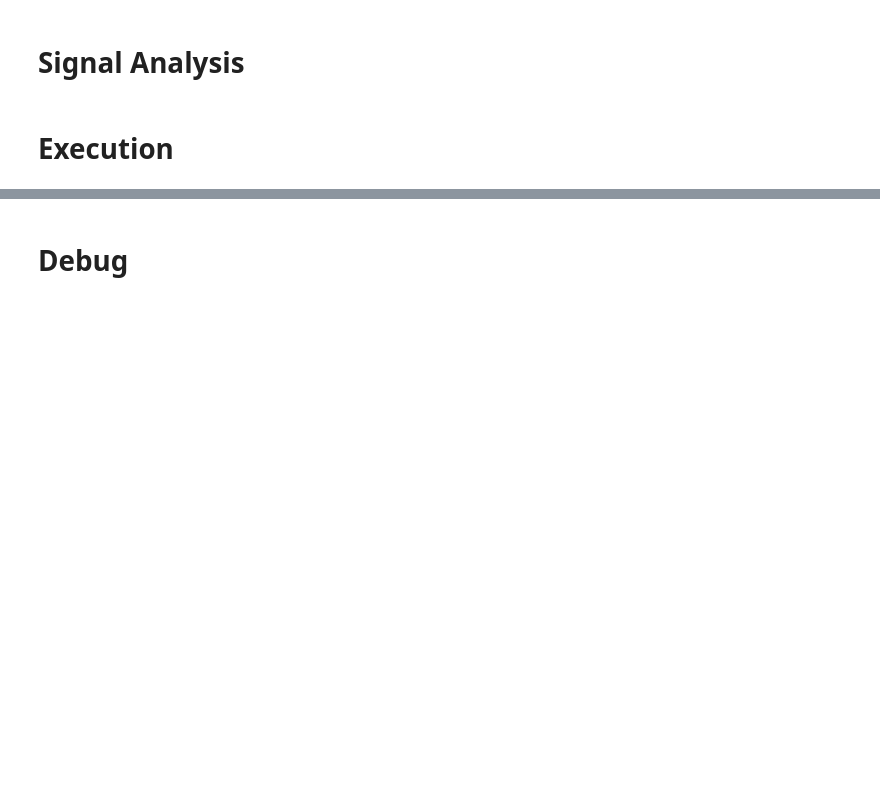
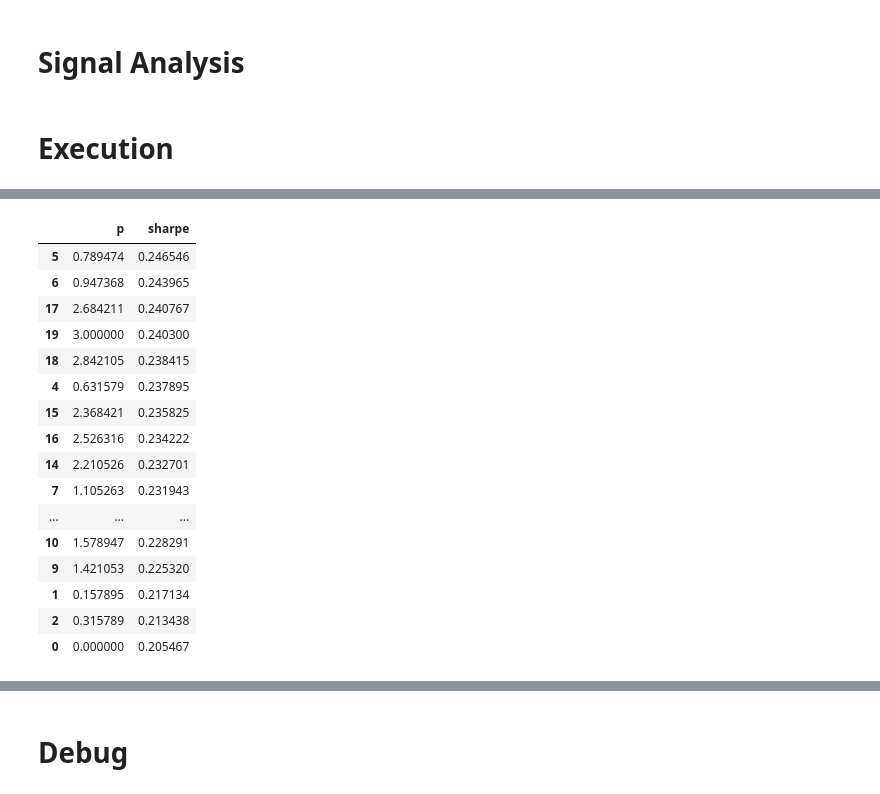
Before and after one commit to calebyung/JPX-Tokyo-Stock-Exchange-Prediction, a Jupyter notebook: jpx-model-lgbm-clf2.ipynb, the cells around one changed output, grey strips where cells are left out. Saved outputs shown, nothing was run; the diff lists cells and outputs as text; code cells hidden in the pictures; blank space fills up the shorter version.

```diff
--- a/jpx-model-lgbm-clf2.ipynb
+++ b/jpx-model-lgbm-clf2.ipynb
@@ -859,0 +843,62 @@ df_pred_val.to_feather('df_pred_val')
+# %%
+# signal demean
+ret = pd.concat([pd.read_csv(f'{JPX_PATH}/train_files/stock_prices.csv'),
+                 pd.read_csv(f'{JPX_PATH}/supplemental_files/stock_prices.csv')]) \
+    .sort_values(['Date','SecuritiesCode']) \
+    .assign(ret = lambda x: x.groupby('SecuritiesCode').Close.pct_change()) \
+    .loc[:, ['Date','SecuritiesCode','ret']] \
+    .dropna() \
+    .reset_index(drop=True)
+
+def get_stock_clust(ret, date, n_day, stock_list):
+    # raw correlation table
+    corr = ret.loc[lambda x: pd.to_datetime(x.Date)<=date].pivot(index='Date', columns='SecuritiesCode', values='ret').tail(n_day).corr()
+    corr = corr.reindex(index=stock_list, columns=stock_list)
+    cols = [c for c in corr if corr[c].notnull().sum()==0]
+    corr = corr.drop(cols, axis=0).drop(cols, axis=1)
+    stocks = corr.columns.tolist()
+
+    # clustering
+    pdist = spc.distance.pdist(corr.values)
+    linkage = spc.linkage(pdist, method='complete')
+    idx = spc.fcluster(linkage, 0.5 * pdist.max(), 'distance')
+    stock_corr_clust = pd.DataFrame({'SecuritiesCode':stocks, 'clust':idx}).assign(Date=date).sort_values('clust').reset_index(drop=True)
+#     clust_map = stock_corr_clust.assign(val=1).pivot('stocks','clust','val').fillna(0).astype(int)
+    return stock_corr_clust
+
+if CLUSTER_DEMEAN:
+    df_clust = []
+    for date in df_pred_val.Date.unique():
+        stock_list = df_pred_val.loc[lambda x: x.Date==date].SecuritiesCode.tolist()
+        df_clust.append(get_stock_clust(ret, date, CLUST_N_DAY, stock_list))
+    df_clust = pd.concat(df_clust)
+    df_pred_val = df_pred_val.merge(df_clust, how='inner', on=['Date','SecuritiesCode'])
+    clust_mean = df_pred_val.groupby(['Date','clust']).pred_model.mean().reset_index().rename(columns={'pred_model':'pred_model_mean'})
+    df_pred_val = df_pred_val.merge(clust_mean, how='inner', on=['Date','clust'])
+    df_pred_val['pred_model_demean'] = df_pred_val.pred_model - df_pred_val.pred_model_mean
+    df_pred_val['Rank'] = df_pred_val.groupby('Date').pred_model_demean.rank(method='first', ascending=False).astype(int) - 1
+    log(f'Sharpe after demean: {calc_spread_return_sharpe(df_pred_val)}')
+
+# volatility penalty
+if VOL_PENALTY:
+    std = ret.pivot(index='Date', columns='SecuritiesCode', values='ret') \
+        .rolling(VOL_N_DAY).std() \
+        .stack().reset_index() \
+        .dropna() \
+        .rename(columns={0:'std'}) \
+        .assign(Date = lambda x: pd.to_datetime(x.Date))
+    df_pred_val = df_pred_val.merge(std, how='inner', on=['Date','SecuritiesCode'])
+
+    p_result = []
+    for p in np.linspace(0,3,20):
+        df_pred_val['pred_model_vol_penalty'] = df_pred_val.pred_model_demean / df_pred_val['std'].pow(p)
+        df_pred_val['Rank'] = df_pred_val.groupby('Date').pred_model_vol_penalty.rank(method='first', ascending=False).astype(int) - 1
+        p_result.append((p, calc_spread_return_sharpe(df_pred_val)))
+    p_result = pd.DataFrame(p_result, columns=['p','sharpe']).sort_values('sharpe', ascending=False)
+    display(p_result)
+    # identify best power and apply
+    best_p = p_result.sort_values('sharpe', ascending=False).p.iloc[0]
+    df_pred_val.pred_model_vol_penalty = df_pred_val.pred_model_demean / df_pred_val['std'].pow(best_p)
+    df_pred_val['Rank'] = df_pred_val.groupby('Date').pred_model_vol_penalty.rank(method='first', ascending=False).astype(int) - 1
+    log(f'Sharpe after volatility penalty: {calc_spread_return_sharpe(df_pred_val)}')
+# %% [output]
@@ -859,0 +906,17 @@ df_pred_val.to_feather('df_pred_val')
+|  | p | sharpe |
+| 5 | 0.789474 | 0.246546 |
+| 6 | 0.947368 | 0.243965 |
+| 17 | 2.684211 | 0.240767 |
+| 19 | 3.000000 | 0.240300 |
+| 18 | 2.842105 | 0.238415 |
+| 4 | 0.631579 | 0.237895 |
+| 15 | 2.368421 | 0.235825 |
+| 16 | 2.526316 | 0.234222 |
+| 14 | 2.210526 | 0.232701 |
+| 7 | 1.105263 | 0.231943 |
+| ... | ... | ... |
+| 10 | 1.578947 | 0.228291 |
+| 9 | 1.421053 | 0.225320 |
+| 1 | 0.157895 | 0.217134 |
+| 2 | 0.315789 | 0.213438 |
+| 0 | 0.000000 | 0.205467 |
```
Also changed, not shown: parts of 13 cells of this notebook.
